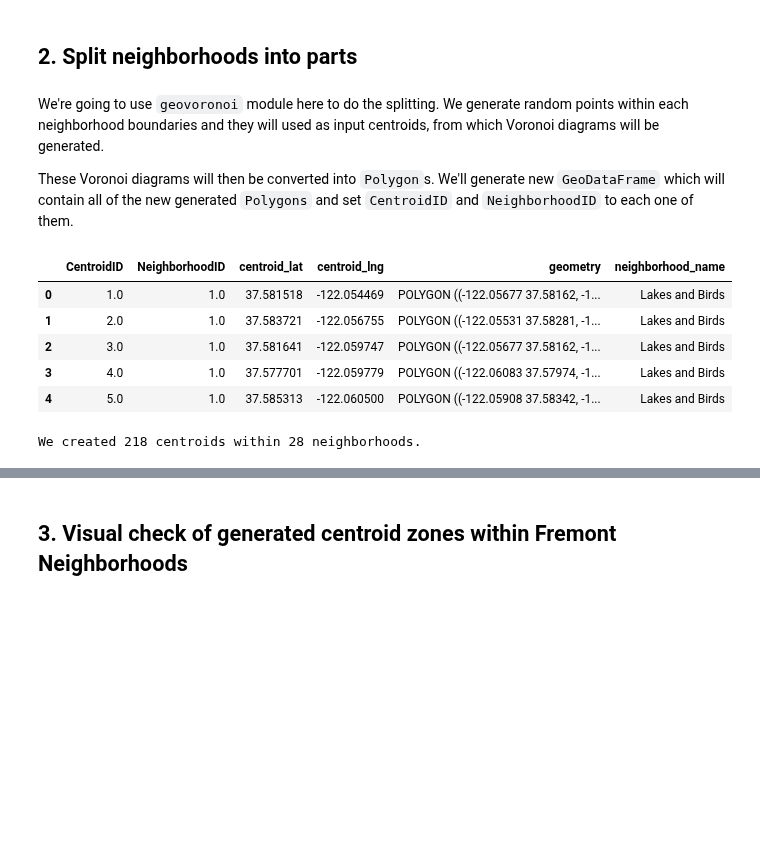
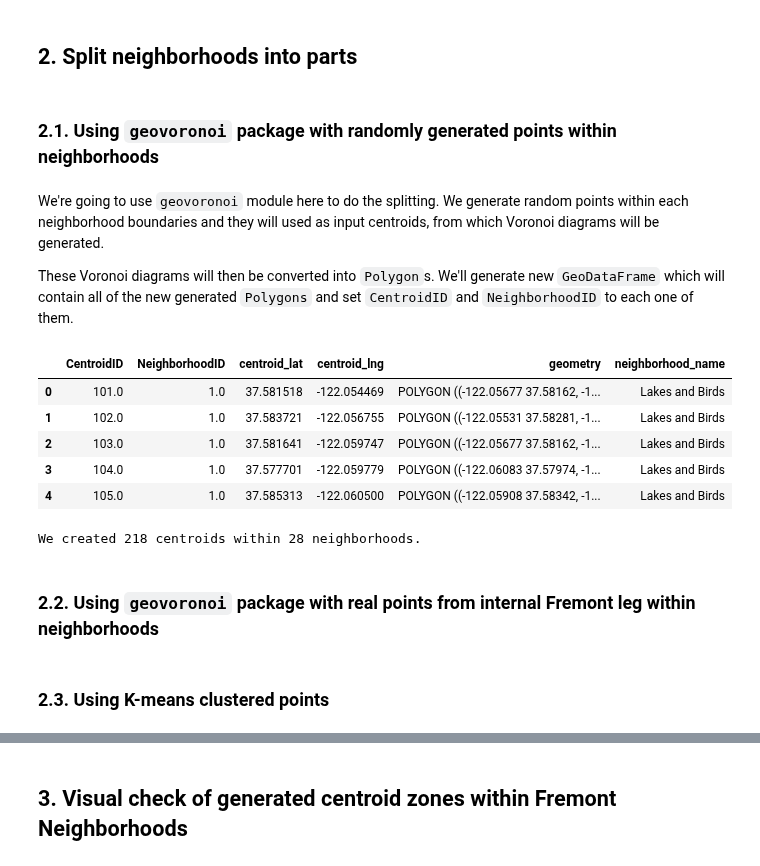
Before and after one commit to Fremont-project/data-processing, a Jupyter notebook: pipeline/demand/Generating centroids within Fremont neighborhoods.ipynb, the cells around one changed output, grey strips where cells are left out. Saved outputs shown, nothing was run; the diff lists cells and outputs as text; code cells hidden in the pictures; blank space fills up the shorter version.

```diff
--- a/pipeline/demand/Generating centroids within Fremont neighborhoods.ipynb
+++ b/pipeline/demand/Generating centroids within Fremont neighborhoods.ipynb
@@ -100,6 +100,8 @@ Neighborhoods shapefile Coordinate Reference System is epsg:4326, which is good!
 ***
 # %% [markdown]
 ## 2. Split neighborhoods into parts
+# %% [markdown]
+### 2.1. Using `geovoronoi` package with randomly generated points within neighborhoods
 # %% [markdown]
 We're going to use `geovoronoi` module here to do the splitting. We generate random points within each neighborhood boundaries and they will used as input centroids, from which Voronoi diagrams will be generated.
 
@@ -107,29 +109,34 @@ These Voronoi diagrams will then be converted into `Polygon`s. We'll generate ne
 # %%
 import numpy as np
 import geopandas as gpd
 from demandutils import voronoi_within_neighborhood
 
 np.random.seed(123)
 
 partitioned_neighborhood_centroids = gpd.GeoDataFrame()
 
+init_centroid_index = 100
+
 for neighborhood_index, neighborhood_name in enumerate(neighborhoods_shp['NAME'].unique()):
     neighborhood_id = neighborhoods_shp.loc[neighborhood_index]['OBJECTID']
     poly_shapes, pts, poly_to_pt_assignments = voronoi_within_neighborhood(neighborhoods_shp, neighborhood_name, n_points=15)
 
     for index, pp in enumerate(poly_shapes):
-        new_row = {'CentroidID':int(index+1), 'centroid_lng':pp.centroid.x, 'centroid_lat':pp.centroid.y, 'NeighborhoodID':neighborhood_id, 'neighborhood_name':neighborhood_name, 'geometry':pp}
+        init_centroid_index += 1
+        new_row = {'CentroidID':int(init_centroid_index), 'centroid_lng':pp.centroid.x, 'centroid_lat':pp.centroid.y, 'NeighborhoodID':neighborhood_id, 'neighborhood_name':neighborhood_name, 'geometry':pp}
         partitioned_neighborhood_centroids = partitioned_neighborhood_centroids.append(new_row, ignore_index=True)
 
 partitioned_neighborhood_centroids.head()
 # %% [output]
 |  | CentroidID | NeighborhoodID | centroid_lat | centroid_lng | geometry | neighborhood_name |
-| 0 | 1.0 | 1.0 | 37.581518 | -122.054469 | POLYGON ((-122.05677 37.58162, -1... | Lakes and Birds |
-| 1 | 2.0 | 1.0 | 37.583721 | -122.056755 | POLYGON ((-122.05531 37.58281, -1... | Lakes and Birds |
-| 2 | 3.0 | 1.0 | 37.581641 | -122.059747 | POLYGON ((-122.05677 37.58162, -1... | Lakes and Birds |
-| 3 | 4.0 | 1.0 | 37.577701 | -122.059779 | POLYGON ((-122.06083 37.57974, -1... | Lakes and Birds |
-| 4 | 5.0 | 1.0 | 37.585313 | -122.060500 | POLYGON ((-122.05908 37.58342, -1... | Lakes and Birds |
+| 0 | 101.0 | 1.0 | 37.581518 | -122.054469 | POLYGON ((-122.05677 37.58162, -1... | Lakes and Birds |
+| 1 | 102.0 | 1.0 | 37.583721 | -122.056755 | POLYGON ((-122.05531 37.58281, -1... | Lakes and Birds |
+| 2 | 103.0 | 1.0 | 37.581641 | -122.059747 | POLYGON ((-122.05677 37.58162, -1... | Lakes and Birds |
+| 3 | 104.0 | 1.0 | 37.577701 | -122.059779 | POLYGON ((-122.06083 37.57974, -1... | Lakes and Birds |
+| 4 | 105.0 | 1.0 | 37.585313 | -122.060500 | POLYGON ((-122.05908 37.58342, -1... | Lakes and Birds |
 # %%
 print('We created {x} centroids within {y} neighborhoods.'.format(x=repr(len(partitioned_neighborhood_centroids)), y=repr(len(neighborhoods_shp['NAME'].unique()))))
 # %% [output]
 We created 218 centroids within 28 neighborhoods.
+# %% [markdown]
+### 2.2. Using `geovoronoi` package with real points from internal Fremont leg within neighborhoods
@@ -135,0 +164,2 @@ We created 218 centroids within 28 neighborhoods.
+# %% [markdown]
+### 2.3. Using K-means clustered points
```
Also changed, not shown: parts of 9 cells of this notebook, 1 other file.
